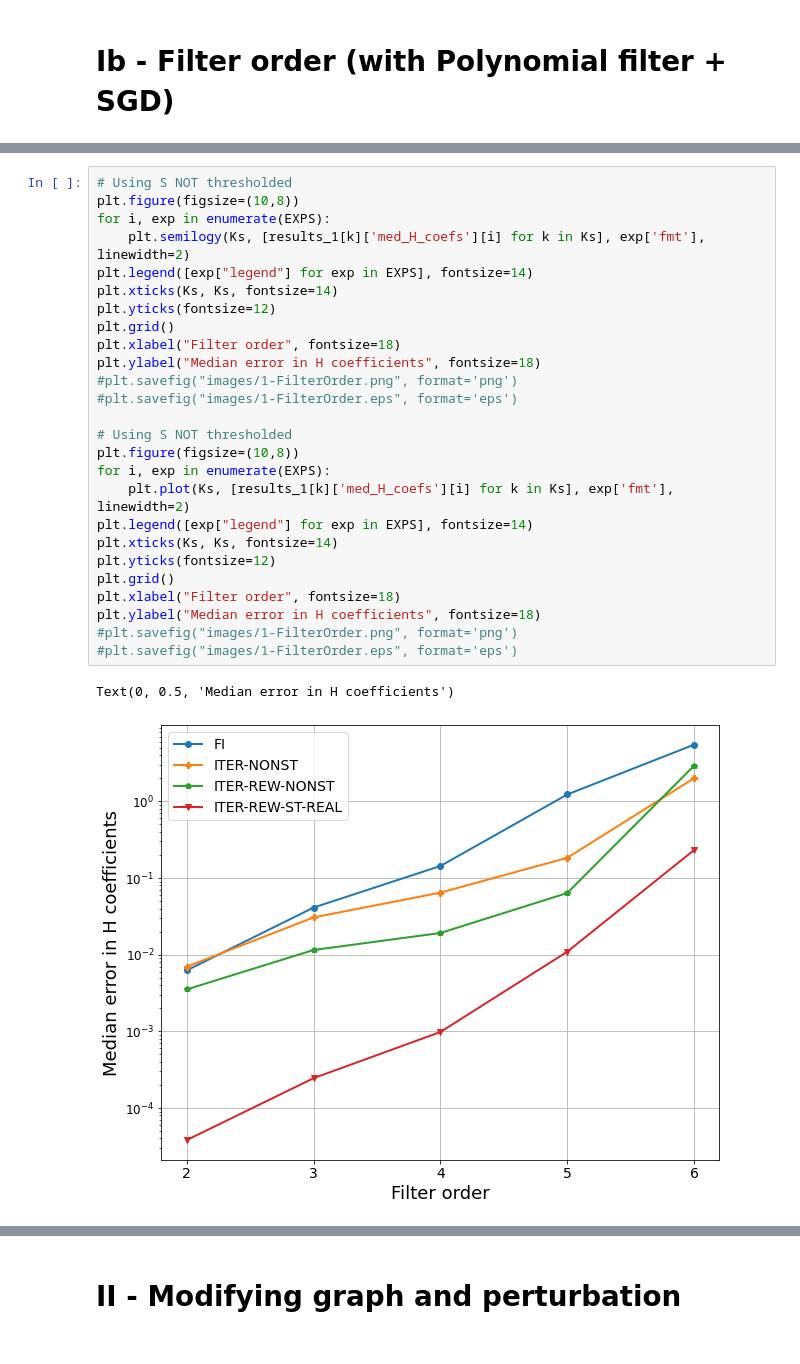
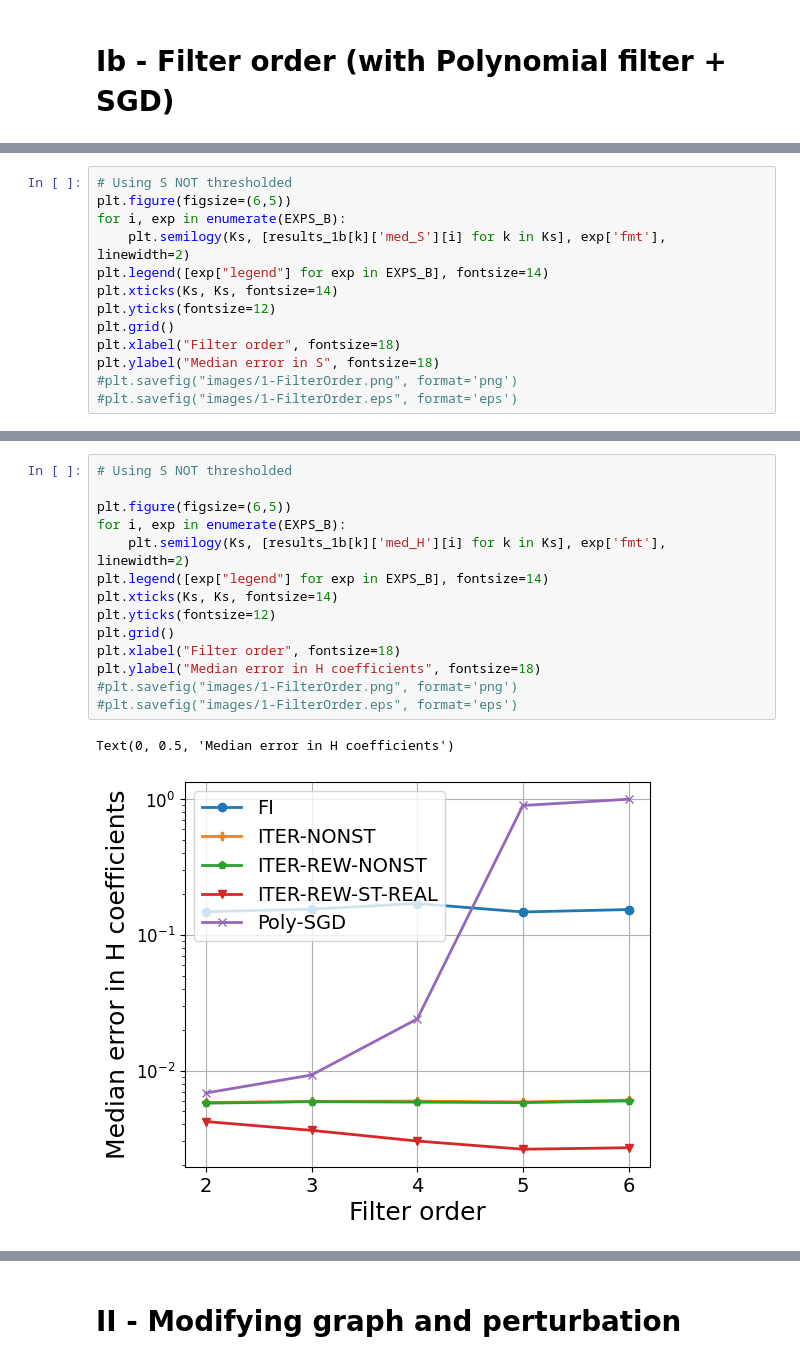
Before and after one commit to reysam93/graph_denoising, a Jupyter notebook: synth_data/figures_paper.ipynb, the cells around one changed output, grey strips where cells are left out. Drawn from its saved outputs; the diff is of its cells as text.

```diff
--- a/synth_data/figures_paper.ipynb
+++ b/synth_data/figures_paper.ipynb
@@ -234,0 +257,13 @@ RuntimeError: expected scalar type double but found float
+# %%
+# Using S NOT thresholded
+plt.figure(figsize=(6,5))
+for i, exp in enumerate(EXPS_B):
+    plt.semilogy(Ks, [results_1b[k]['med_S'][i] for k in Ks], exp['fmt'], linewidth=2)
+plt.legend([exp["legend"] for exp in EXPS_B], fontsize=14)
+plt.xticks(Ks, Ks, fontsize=14)
+plt.yticks(fontsize=12)
+plt.grid()
+plt.xlabel("Filter order", fontsize=18)
+plt.ylabel("Median error in S", fontsize=18)
+#plt.savefig("images/1-FilterOrder.png", format='png')
+#plt.savefig("images/1-FilterOrder.eps", format='eps')
@@ -235,29 +273,17 @@ RuntimeError: expected scalar type double but found float
 # %%
 # Using S NOT thresholded
-plt.figure(figsize=(10,8))
-for i, exp in enumerate(EXPS):
-    plt.semilogy(Ks, [results_1[k]['med_H_coefs'][i] for k in Ks], exp['fmt'], linewidth=2)
-plt.legend([exp["legend"] for exp in EXPS], fontsize=14)
+
+plt.figure(figsize=(6,5))
+for i, exp in enumerate(EXPS_B):
+    plt.semilogy(Ks, [results_1b[k]['med_H'][i] for k in Ks], exp['fmt'], linewidth=2)
+plt.legend([exp["legend"] for exp in EXPS_B], fontsize=14)
 plt.xticks(Ks, Ks, fontsize=14)
 plt.yticks(fontsize=12)
 plt.grid()
 plt.xlabel("Filter order", fontsize=18)
 plt.ylabel("Median error in H coefficients", fontsize=18)
 #plt.savefig("images/1-FilterOrder.png", format='png')
 #plt.savefig("images/1-FilterOrder.eps", format='eps')
-
-# Using S NOT thresholded
-plt.figure(figsize=(10,8))
-for i, exp in enumerate(EXPS):
-    plt.plot(Ks, [results_1[k]['med_H_coefs'][i] for k in Ks], exp['fmt'], linewidth=2)
-plt.legend([exp["legend"] for exp in EXPS], fontsize=14)
-plt.xticks(Ks, Ks, fontsize=14)
-plt.yticks(fontsize=12)
-plt.grid()
-plt.xlabel("Filter order", fontsize=18)
-plt.ylabel("Median error in H coefficients", fontsize=18)
-#plt.savefig("images/1-FilterOrder.png", format='png')
-#plt.savefig("images/1-FilterOrder.eps", format='eps')
 # %% [output]
 Text(0, 0.5, 'Median error in H coefficients')
-[figure, old version]
+[figure, new version]
```
Also changed, not shown: parts of 10 cells of this notebook, 4 other files.
